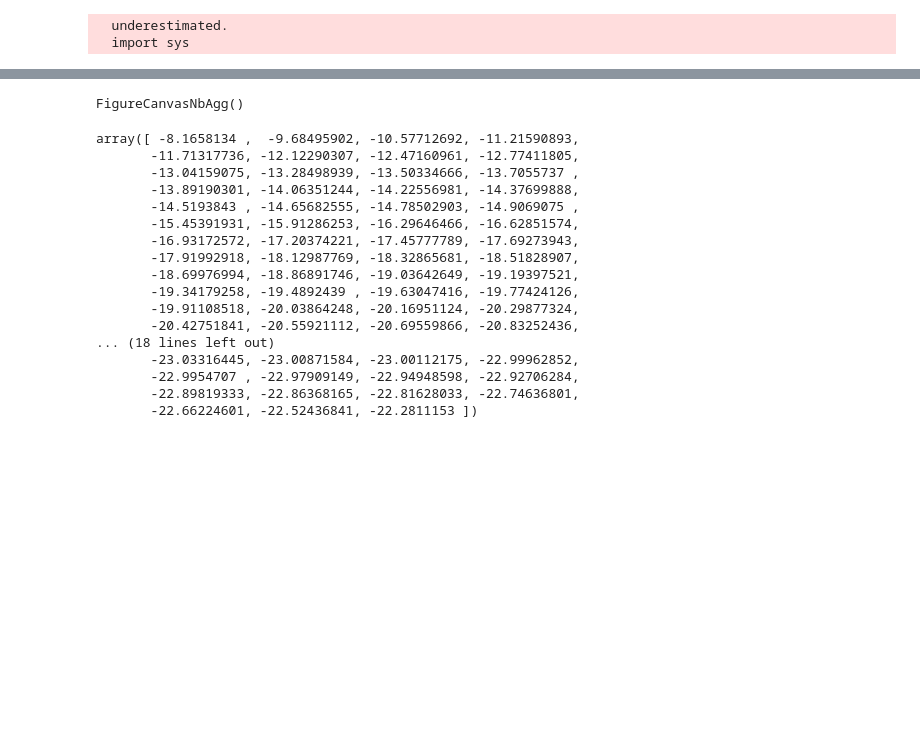
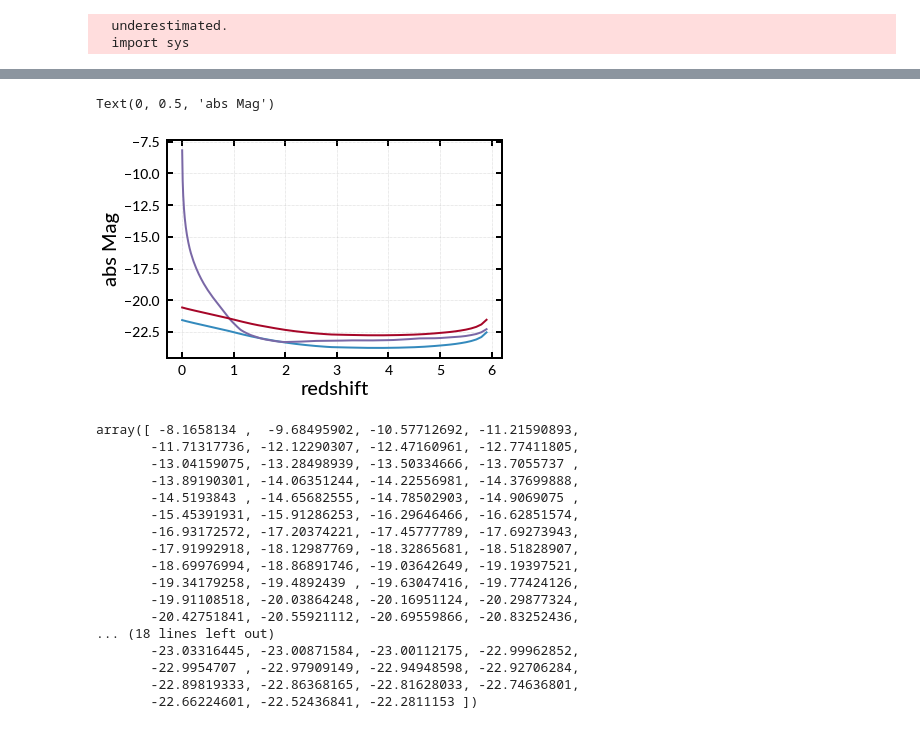
Before and after one commit to boada/planckClusters, a Jupyter notebook: analysis_ir/notebooks/05. Make real models.ipynb, the cells around one changed output, grey strips where cells are left out. Drawn from its saved outputs; the diff is of its cells as text; code cells hidden in the pictures; blank space fills up the shorter version.

```diff
--- a/analysis_ir/notebooks/05. Make real models.ipynb
+++ b/analysis_ir/notebooks/05. Make real models.ipynb
@@ -183,15 +183,18 @@ FigureCanvasNbAgg()
 # %%
 # calculate the abs mag of our limiting magnitude as a function of z
 mlim = 23.5
 #Mlim = model.get_absolute_mags(zf, filters='i', zs=zs) - 2.5 * np.log10(0.4)
 Mlim = mlim - cosmo.distmod(zs).value - model.get_kcorrects(zf, filters='i', zs=zs)
 plt.figure()
 plt.plot(zs, model.get_absolute_mags(zf, filters='i', zs=zs))
 plt.plot(zs, Mlim)
 plt.plot(zs, model.get_absolute_mags(zf, filters='i', zs=zs) - 2.5 * np.log10(0.4))
 plt.grid()
+plt.xlabel('redshift')
+plt.ylabel('abs Mag')
 # %% [output]
-FigureCanvasNbAgg()
+Text(0, 0.5, 'abs Mag')
+[figure, added]
 # %%
 Mlim
 # %% [output]
```
Also changed, not shown: parts of 5 cells of this notebook.
